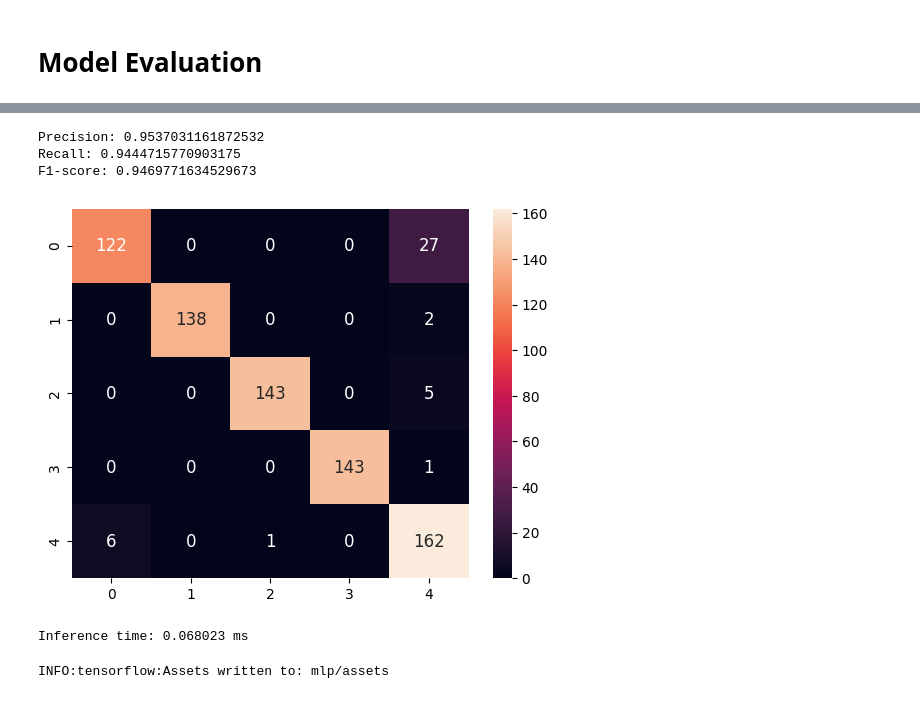
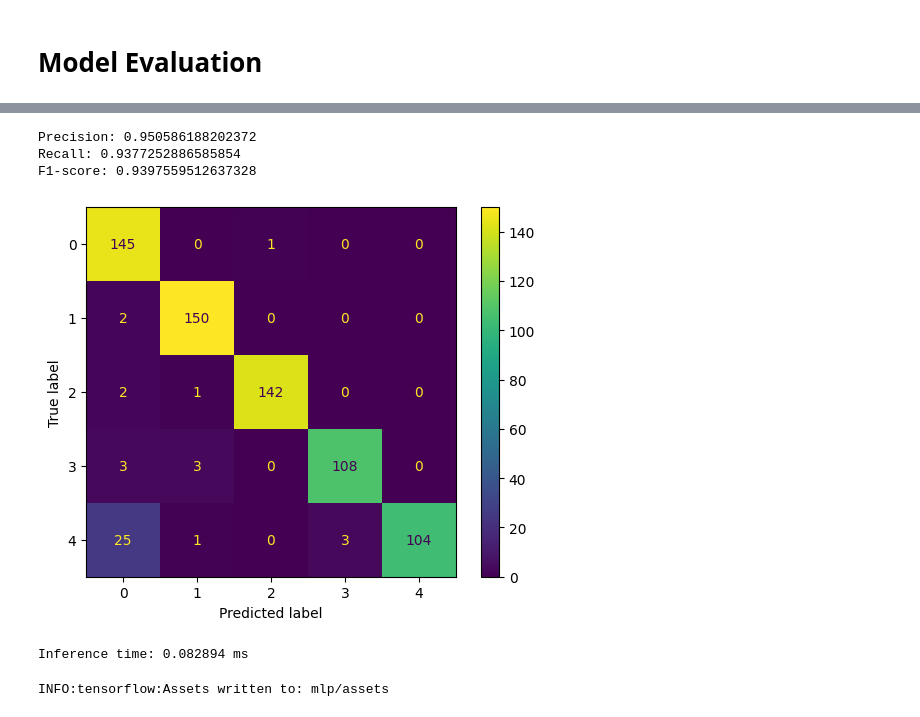
Before and after one commit to rachung2510/oppy, a Jupyter notebook: training/model_MLP.ipynb, the cells around one changed output, grey strips where cells are left out. Cells and saved outputs as stored; diff of their text form; code cells hidden in the pictures.

Commit message:
train model on tiger's data

```diff
--- a/training/model_MLP.ipynb
+++ b/training/model_MLP.ipynb
@@ -16,7 +23,7 @@ To enable the following instructions: FMA, in other operations, rebuild TensorFl
 # %% [markdown]
 # Import Data
 # %%
-dataset = pd.read_csv('../data/data3.csv', index_col=0)
+dataset = pd.read_csv('../data/data_tiger.csv', index_col=0)
 dataset['label'] = [int(s[-1]) for s in dataset['label']]
 dataset
 # %% [output]
@@ -55,7 +62,7 @@ n_classes = len(np.unique(y_encoded))
 y = to_categorical(y_encoded)
 
 ## split
-x_train, x_test, y_train, y_test = train_test_split(X, y, test_size=0.3, random_state=42)
-x_train, x_val, y_train, y_val = train_test_split(x_train, y_train, test_size=0.3, random_state=42)
+x_train, x_val, y_train, y_val = train_test_split(X, y, test_size=0.3, random_state=42)
+# x_train, x_val, y_train, y_val = train_test_split(x_train, y_train, test_size=0.3, random_state=42)
 print(x_train.shape, y_train.shape)
 # %% [output]
@@ -76,7 +83,8 @@ model.summary()
 model.compile(loss='categorical_crossentropy', optimizer='adam', metrics=['accuracy'])
 
 # Train the MLP model.
-history = model.fit(x_train, y_train, epochs=150, batch_size=128, validation_data=(x_val, y_val))
+callback = EarlyStopping(patience=10)
+history = model.fit(x_train, y_train, epochs=150, batch_size=128, validation_data=(x_val, y_val), callbacks=[callback])
 fig, axes = plt.subplots(2,1, figsize=(8,6))
 axes[0].plot(history.epoch,history.history['loss'], label='training')
 axes[0].plot(history.epoch,history.history['val_loss'], label='validation')
@@ -140,40 +176,42 @@ INFO:tensorflow:Assets written to: ../models/model3/assets
 # %%
-from sklearn.metrics import confusion_matrix
-import seaborn as sn
+from sklearn.metrics import confusion_matrix, ConfusionMatrixDisplay
+# import seaborn as sn
 from sklearn.metrics import precision_score, recall_score, f1_score
 
-y_pred = model.predict(x_test, verbose=0)
+y_pred = model.predict(x_val, verbose=0)
 y_pred_rd = np.argmax(y_pred, axis=1)
-y_test_rd = np.argmax(y_test, axis=1)
+y_val_rd = np.argmax(y_val, axis=1)
 
-print("Precision:", precision_score(y_test_rd, y_pred_rd, average="macro"))
-print("Recall:", recall_score(y_test_rd, y_pred_rd, average="macro"))
-print("F1-score:", f1_score(y_test_rd, y_pred_rd, average="macro"))
+print("Precision:", precision_score(y_val_rd, y_pred_rd, average="macro"))
+print("Recall:", recall_score(y_val_rd, y_pred_rd, average="macro"))
+print("F1-score:", f1_score(y_val_rd, y_pred_rd, average="macro"))
 
-cm = confusion_matrix(y_test_rd, y_pred_rd)
-df_cm = pd.DataFrame(cm, range(n_classes), range(n_classes))
-# plt.figure(figsize=(13,11))
-# sn.set(font_scale=1) # for label size
-ticklabels = np.unique(labels)
-sn.heatmap(df_cm, annot=True, annot_kws={"size": 12}, fmt="d",
-           xticklabels=ticklabels, yticklabels=ticklabels) # font size
+cm = confusion_matrix(y_val_rd, y_pred_rd)
+disp = ConfusionMatrixDisplay(confusion_matrix=cm, display_labels=range(n_classes))
+disp.plot()
+# df_cm = pd.DataFrame(cm, range(n_classes), range(n_classes))
+# # plt.figure(figsize=(13,11))
+# # sn.set(font_scale=1) # for label size
+# ticklabels = np.unique(labels)
+# sn.heatmap(df_cm, annot=True, annot_kws={"size": 12}, fmt="d",
+#            xticklabels=ticklabels, yticklabels=ticklabels) # font size
 plt.show()
 # %% [output]
-Precision: 0.9537031161872532
-Recall: 0.9444715770903175
-F1-score: 0.9469771634529673
+Precision: 0.950586188202372
+Recall: 0.9377252886585854
+F1-score: 0.9397559512637328
-[figure, old version]
+[figure, new version]
 # %%
 import time
 times = []
 for i in range(100):
     start = time.time()
-    y_prediction = model.predict(x_test, verbose=0)
+    y_prediction = model.predict(x_val, verbose=0)
     end = time.time()
-    times.append((end - start)/x_test.shape[0] * 1000)
+    times.append((end - start)/x_val.shape[0] * 1000)
 print("Inference time: %f ms" % (np.mean(np.array(times))))
 # %% [output]
-Inference time: 0.068023 ms
+Inference time: 0.082894 ms
 # %%
 model.save("mlp")
 # %% [output]
```
Also changed, not shown: parts of 6 cells of this notebook, 5 other files.
